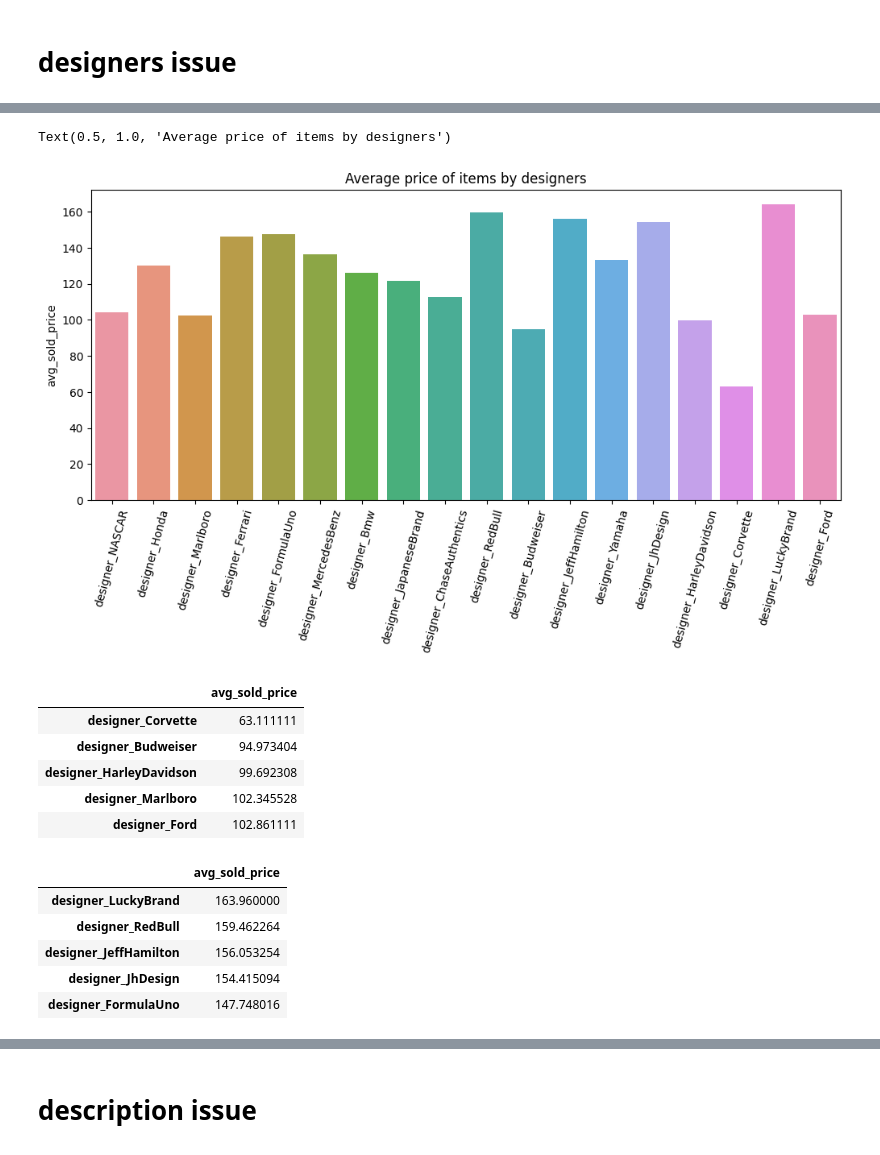
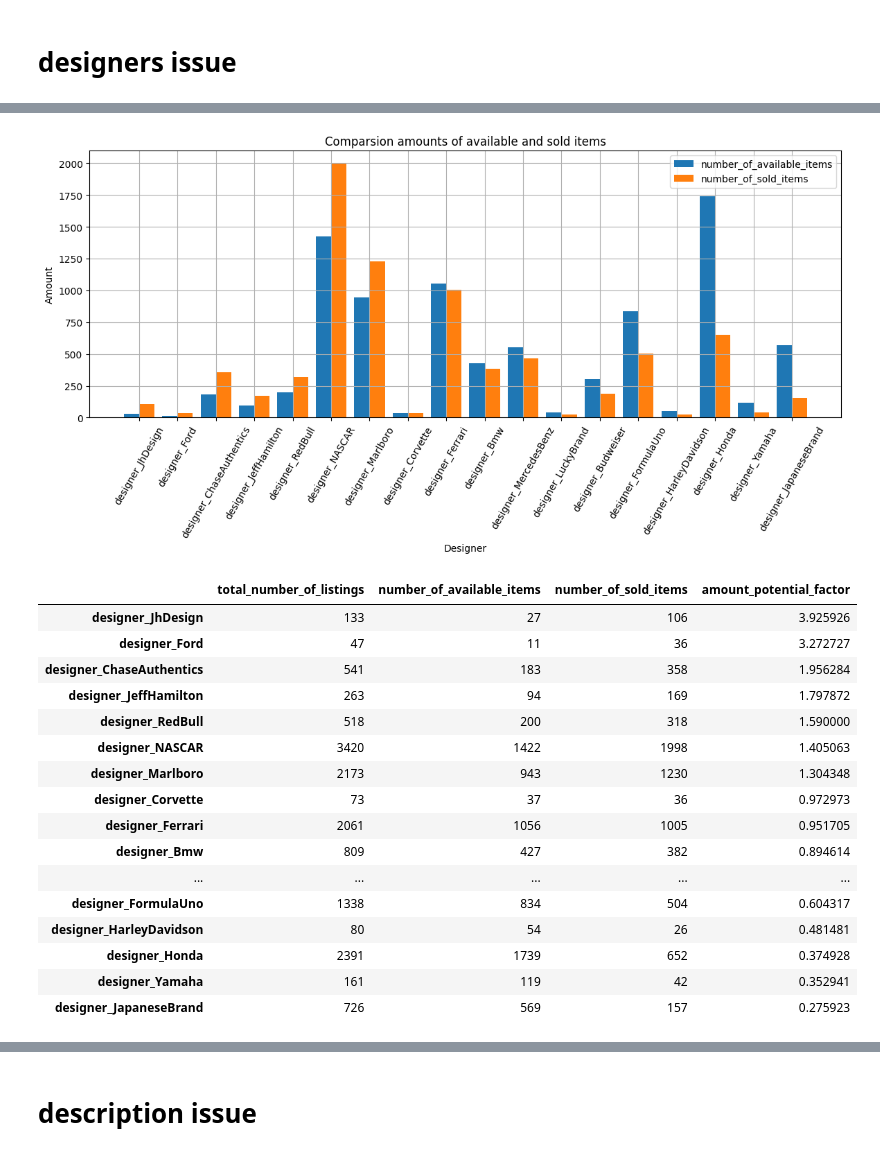
Before and after one commit to kgudalewski/grailed_sales_analysis, a Jupyter notebook: Grailed_data_initial_analysis.ipynb, the cells around one changed output, grey strips where cells are left out. Saved outputs shown, nothing was run; the diff lists cells and outputs as text; code cells hidden in the pictures.

```diff
--- a/Grailed_data_initial_analysis.ipynb
+++ b/Grailed_data_initial_analysis.ipynb
@@ -565,2 +565,3 @@ df_designer_count
 # %%
 df = pd.concat([df,mlb_designers_df],axis=1).drop(columns=["designers"])
+designers = mlb_designers_df.columns.to_list()
@@ -599,26 +568,42 @@ df_designer_avg_price
-# %%
-plt.figure(figsize=(12,5))
-sns.barplot(x=df_designer_avg_price.index,y=df_designer_avg_price.iloc[:,0])
-plt.xticks(rotation=75)
-plt.title("Average price of items by designers")
-# %% [output]
-Text(0.5, 1.0, 'Average price of items by designers')
-[figure, removed]
-# %%
-df_designer_avg_price.sort_values(by="avg_sold_price",ascending=True)[:5]
-# %% [output]
-|  | avg_sold_price |
-| designer_Corvette | 63.111111 |
-| designer_Budweiser | 94.973404 |
-| designer_HarleyDavidson | 99.692308 |
-| designer_Marlboro | 102.345528 |
-| designer_Ford | 102.861111 |
-# %%
-df_designer_avg_price.sort_values(by="avg_sold_price",ascending=False)[:5]
-# %% [output]
-|  | avg_sold_price |
-| designer_LuckyBrand | 163.960000 |
-| designer_RedBull | 159.462264 |
-| designer_JeffHamilton | 156.053254 |
-| designer_JhDesign | 154.415094 |
-| designer_FormulaUno | 147.748016 |
+# %%
+df_designer_count = pd.DataFrame(df.loc[:,designers].sum(),columns=["total_number_of_listings"])
+df_designer_count["number_of_available_items"] = df.loc[df.price.notna()].loc[:,designers].sum().values
+df_designer_count["number_of_sold_items"] = df.loc[df.sold_price.notna()].loc[:,designers].sum().values
+df_designer_count
+df_designer_count["amount_potential_factor"] = df_designer_count.iloc[:,2] / df_designer_count.iloc[:,1]
+#amount_potential_factor tells possible need for color based on relation between number of sold listings and available (if there's high number of sold listings and small number of available listings, items in this color have potential)
+
+df_designer_count = df_designer_count.sort_values(by="amount_potential_factor",ascending=False)
+
+plt.figure(figsize=(14,5))
+X_axis = np.arange(len(designers))
+plt.bar(X_axis - 0.2, df_designer_count.number_of_available_items, 0.4, label = 'number_of_available_items')
+plt.bar(X_axis + 0.2, df_designer_count.number_of_sold_items, 0.4, label = 'number_of_sold_items')
+plt.xticks(X_axis, df_designer_count.index, rotation=60)
+plt.grid()
+plt.title("Comparsion amounts of available and sold items")
+plt.ylabel("Amount")
+plt.xlabel("Designer")
+plt.legend()
+plt.show()
+
+display(df_designer_count)
+# %% [output]
+[figure, added]
+|  | total_number_of_listings | number_of_available_items | number_of_sold_items | amount_potential_factor |
+| designer_JhDesign | 133 | 27 | 106 | 3.925926 |
+| designer_Ford | 47 | 11 | 36 | 3.272727 |
+| designer_ChaseAuthentics | 541 | 183 | 358 | 1.956284 |
+| designer_JeffHamilton | 263 | 94 | 169 | 1.797872 |
+| designer_RedBull | 518 | 200 | 318 | 1.590000 |
+| designer_NASCAR | 3420 | 1422 | 1998 | 1.405063 |
+| designer_Marlboro | 2173 | 943 | 1230 | 1.304348 |
+| designer_Corvette | 73 | 37 | 36 | 0.972973 |
+| designer_Ferrari | 2061 | 1056 | 1005 | 0.951705 |
+| designer_Bmw | 809 | 427 | 382 | 0.894614 |
+| ... | ... | ... | ... | ... |
+| designer_FormulaUno | 1338 | 834 | 504 | 0.604317 |
+| designer_HarleyDavidson | 80 | 54 | 26 | 0.481481 |
+| designer_Honda | 2391 | 1739 | 652 | 0.374928 |
+| designer_Yamaha | 161 | 119 | 42 | 0.352941 |
+| designer_JapaneseBrand | 726 | 569 | 157 | 0.275923 |
```
Also changed, not shown: parts of 10 cells of this notebook.
